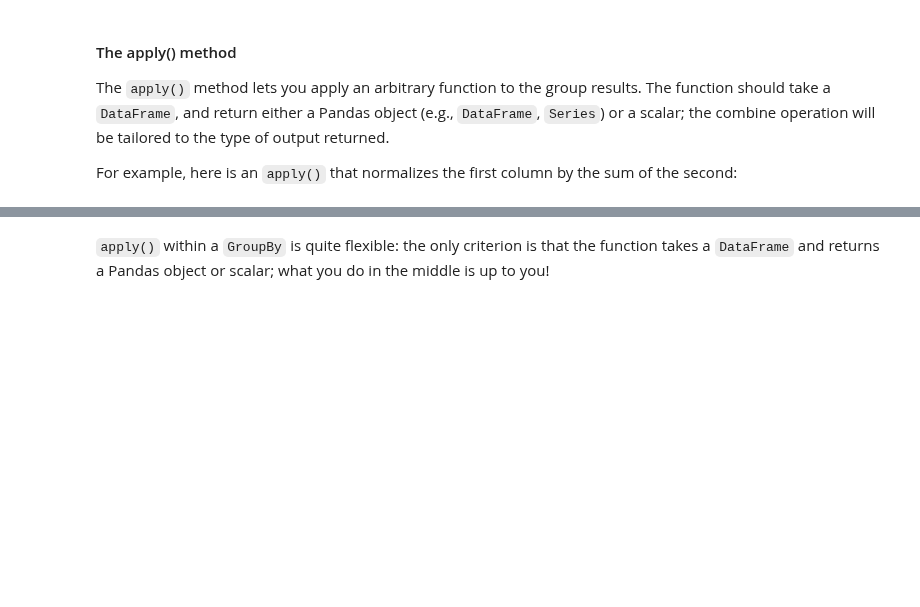
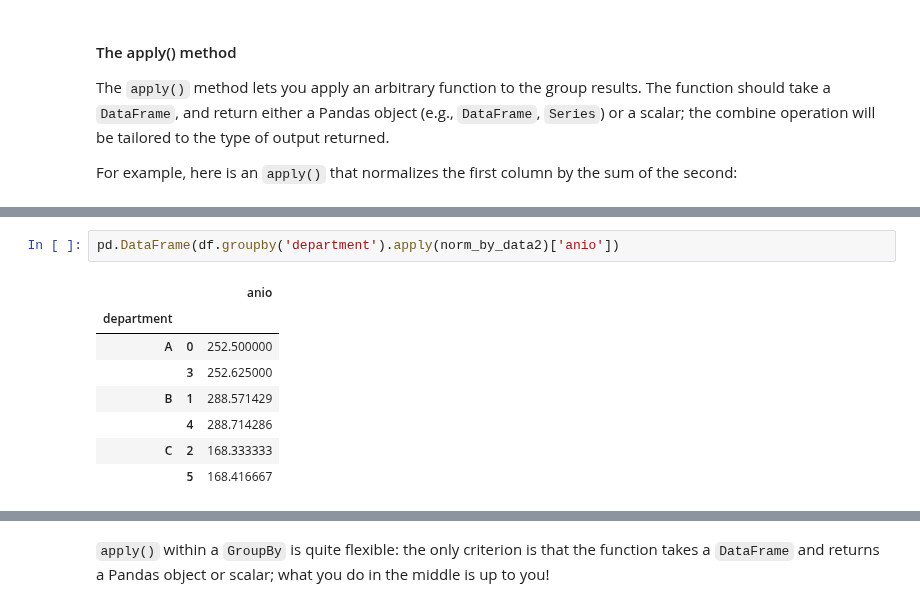
Before and after one commit to Mlcruz9/DS_TheBridgeBBK_SBIL2023, a Jupyter notebook: 2-Data_Analysis/2-Pandas/Teoría/6_Aggregation-and-Grouping.ipynb, the cells around one changed output, grey strips where cells are left out. Saved outputs shown, nothing was run; the diff lists cells and outputs as text; blank space fills up the shorter version.

```diff
--- a/2-Data_Analysis/2-Pandas/Teoría/6_Aggregation-and-Grouping.ipynb
+++ b/2-Data_Analysis/2-Pandas/Teoría/6_Aggregation-and-Grouping.ipynb
@@ -599,0 +607,11 @@ df.groupby('department').apply(norm_by_data2)
+# %%
+pd.DataFrame(df.groupby('department').apply(norm_by_data2)['anio'])
+# %% [output]
+|  |  | anio |
+| department |  |  |
+| A | 0 | 252.500000 |
+|  | 3 | 252.625000 |
+| B | 1 | 288.571429 |
+|  | 4 | 288.714286 |
+| C | 2 | 168.333333 |
+|  | 5 | 168.416667 |
```
Also changed, not shown: parts of 8 cells of this notebook, 3 other files.
